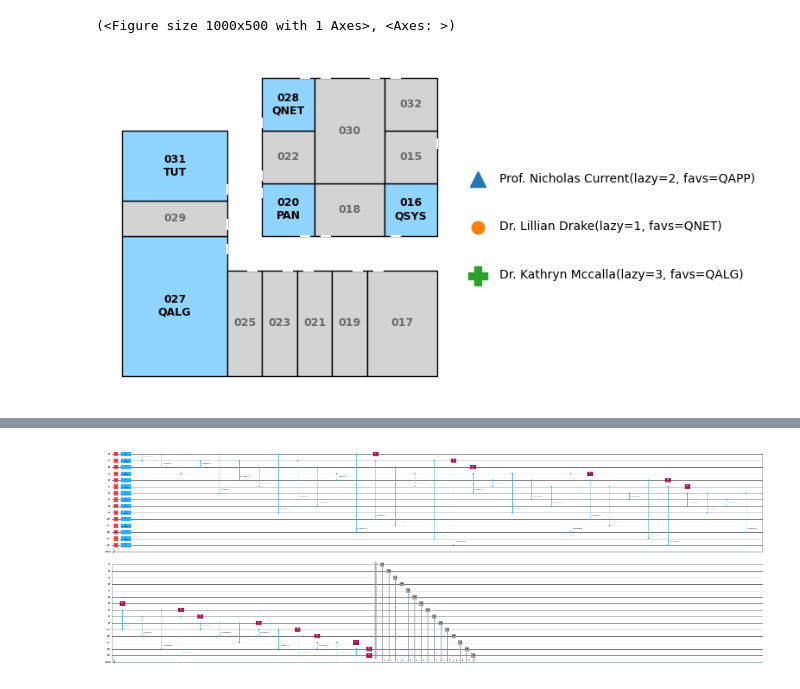
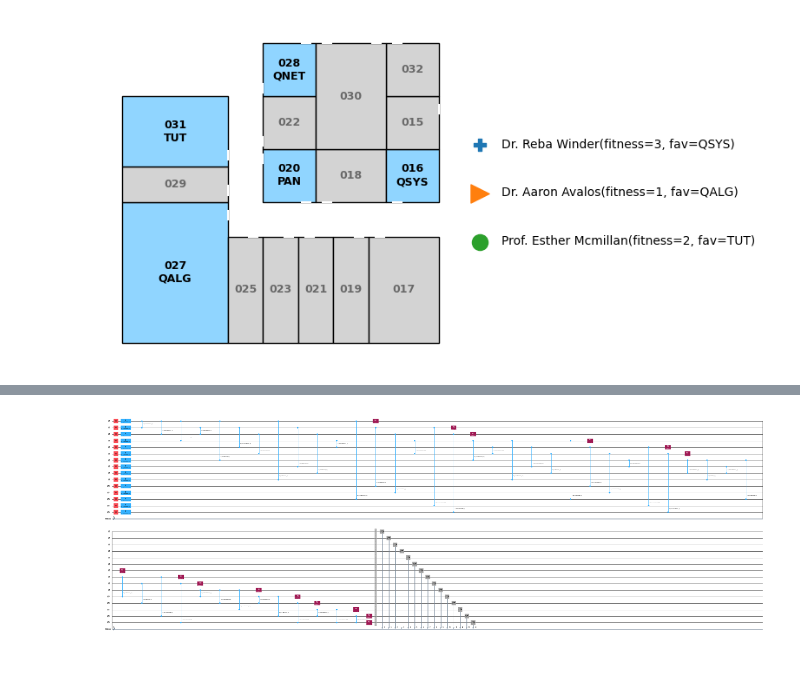
Before and after one commit to aqarios/qce-qaoa-tutorial, a Jupyter notebook: solutions/02_PenaltyTerms.ipynb, the cells around one changed output, grey strips where cells are left out. Drawn from its saved outputs; the diff is of its cells as text; code cells hidden in the pictures.

```diff
--- a/solutions/02_PenaltyTerms.ipynb
+++ b/solutions/02_PenaltyTerms.ipynb
@@ -32,12 +40,11 @@ from utils.
 # %%
 center = ConventionCenter.generate()
 schedule = Schedule.random(5, center, seed=5)
-chairs = SessionChair.random_chairs(3, seed=1)
+chairs = SessionChair.random_chairs(3, schedule=schedule, seed=2)
 
 satisfaction = 2
 
-plot_floor_plan(center, schedule=schedule, chairs=chairs)
+plot_floor_plan(center, schedule=schedule, chairs=chairs);
 # %% [output]
-(<Figure size 1000x500 with 1 Axes>, <Axes: >)
-[figure, old version]
+[figure, new version]
 # %% [markdown]
```
Also changed, not shown: parts of 34 cells of this notebook, 27 other files.
